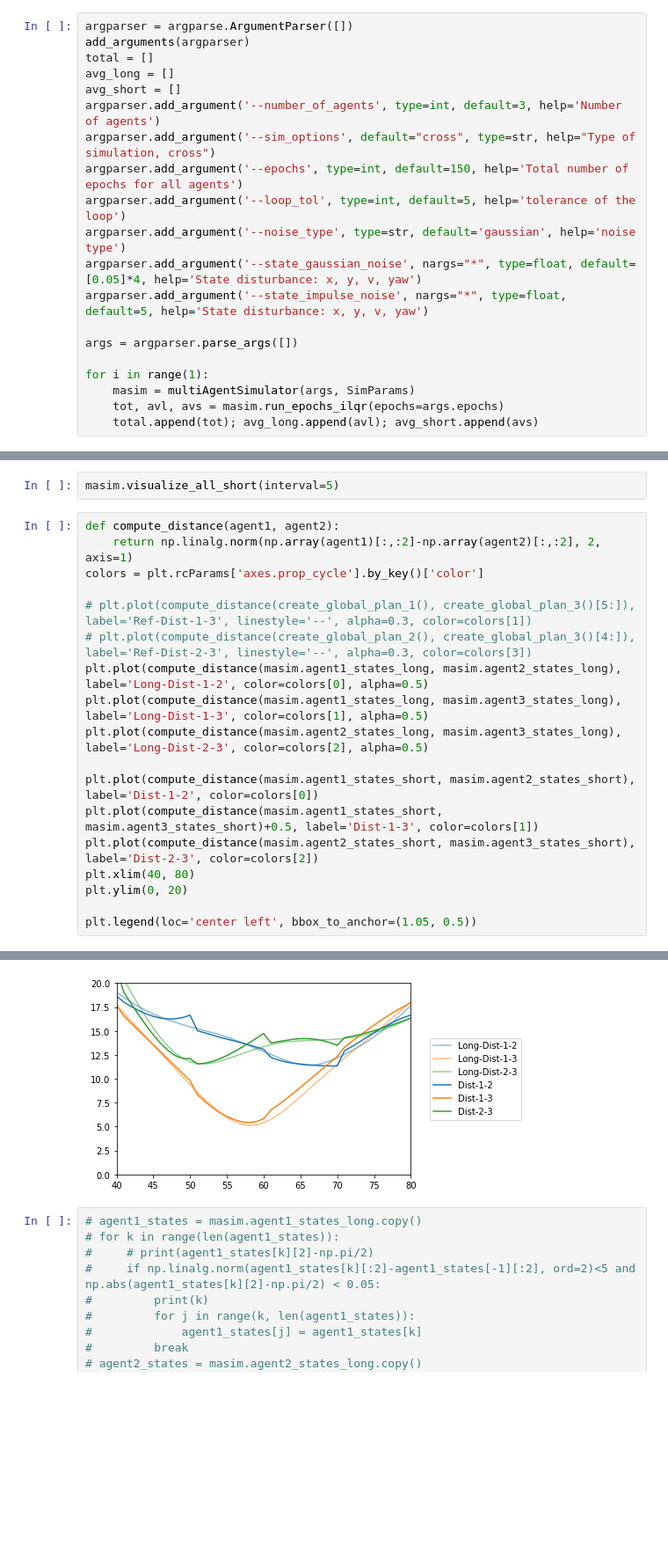
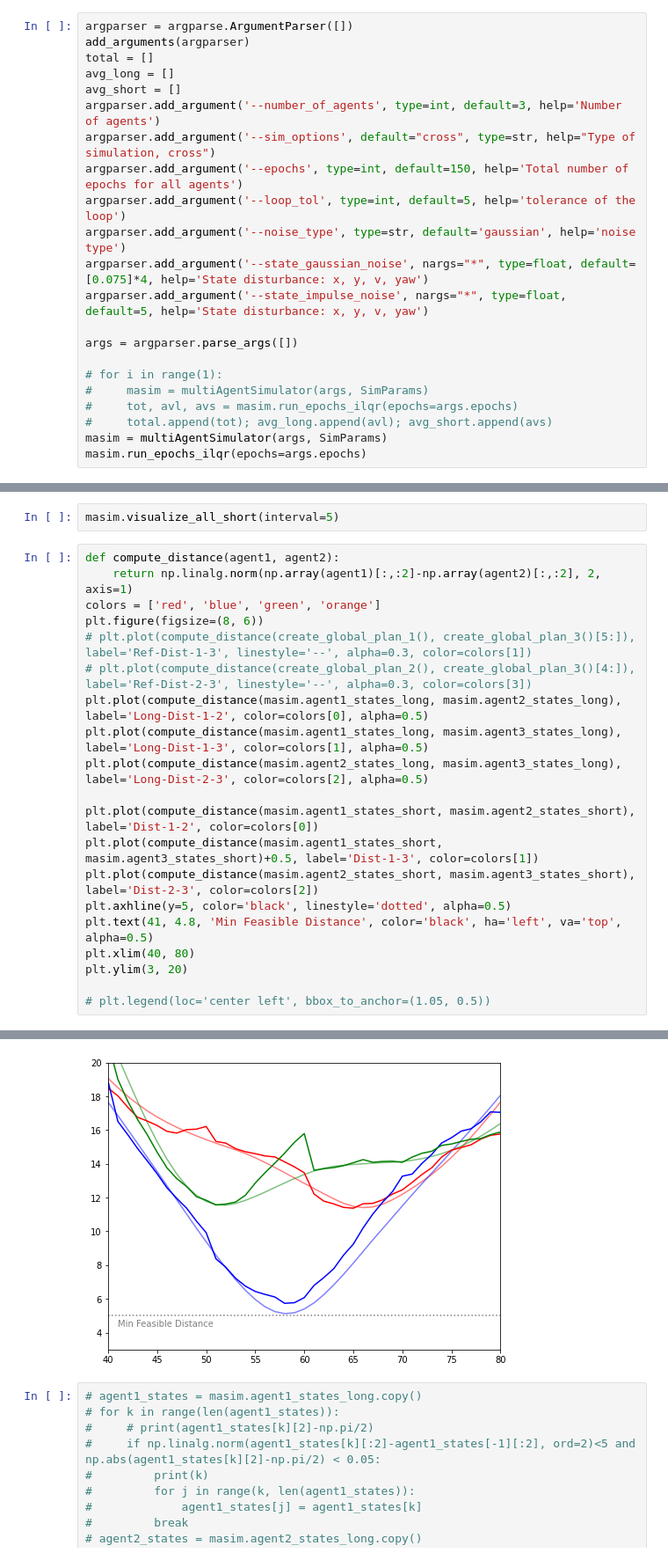
Before and after one commit to Gd732/iLQR_multiagent, a Jupyter notebook: iLQR_multiagent_agv/multiAgentSimulatorv3bk.ipynb, the cells around one changed output, grey strips where cells are left out. Shown: that part at 88% size. Cells and saved outputs as stored; diff of their text form; blank space fills up the shorter version.

```diff
--- a/iLQR_multiagent_agv/multiAgentSimulatorv3bk.ipynb
+++ b/iLQR_multiagent_agv/multiAgentSimulatorv3bk.ipynb
@@ -622,15 +623,17 @@ argparser.add_argument('--sim_options', default="cross", type=str, help="Type of
 argparser.add_argument('--epochs', type=int, default=150, help='Total number of epochs for all agents')
 argparser.add_argument('--loop_tol', type=int, default=5, help='tolerance of the loop')
 argparser.add_argument('--noise_type', type=str, default='gaussian', help='noise type')
-argparser.add_argument('--state_gaussian_noise', nargs="*", type=float, default=[0.05]*4, help='State disturbance: x, y, v, yaw')
+argparser.add_argument('--state_gaussian_noise', nargs="*", type=float, default=[0.075]*4, help='State disturbance: x, y, v, yaw')
 argparser.add_argument('--state_impulse_noise', nargs="*", type=float, default=5, help='State disturbance: x, y, v, yaw')
 
 args = argparser.parse_args([])
 
-for i in range(1):
-    masim = multiAgentSimulator(args, SimParams)
-    tot, avl, avs = masim.run_epochs_ilqr(epochs=args.epochs)
-    total.append(tot); avg_long.append(avl); avg_short.append(avs)
+# for i in range(1):
+#     masim = multiAgentSimulator(args, SimParams)
+#     tot, avl, avs = masim.run_epochs_ilqr(epochs=args.epochs)
+#     total.append(tot); avg_long.append(avl); avg_short.append(avs)
+masim = multiAgentSimulator(args, SimParams)
+masim.run_epochs_ilqr(epochs=args.epochs)
 # %% [output]
 1 : 19818.843933638116
 2 : 1.264831215951835
@@ -662,8 +666,8 @@ masim.visualize_all_short(interval=5)
 # %%
 def compute_distance(agent1, agent2):
     return np.linalg.norm(np.array(agent1)[:,:2]-np.array(agent2)[:,:2], 2, axis=1)
-colors = plt.rcParams['axes.prop_cycle'].by_key()['color']
-
+colors = ['red', 'blue', 'green', 'orange']
+plt.figure(figsize=(8, 6))
 # plt.plot(compute_distance(create_global_plan_1(), create_global_plan_3()[5:]), label='Ref-Dist-1-3', linestyle='--', alpha=0.3, color=colors[1])
 # plt.plot(compute_distance(create_global_plan_2(), create_global_plan_3()[4:]), label='Ref-Dist-2-3', linestyle='--', alpha=0.3, color=colors[3])
 plt.plot(compute_distance(masim.agent1_states_long, masim.agent2_states_long), label='Long-Dist-1-2', color=colors[0], alpha=0.5)
@@ -673,8 +677,10 @@ plt.plot(compute_distance(masim.agent2_states_long, masim.agent3_states_long), l
 plt.plot(compute_distance(masim.agent1_states_short, masim.agent2_states_short), label='Dist-1-2', color=colors[0])
 plt.plot(compute_distance(masim.agent1_states_short, masim.agent3_states_short)+0.5, label='Dist-1-3', color=colors[1])
 plt.plot(compute_distance(masim.agent2_states_short, masim.agent3_states_short), label='Dist-2-3', color=colors[2])
+plt.axhline(y=5, color='black', linestyle='dotted', alpha=0.5)
+plt.text(41, 4.8, 'Min Feasible Distance', color='black', ha='left', va='top', alpha=0.5)
 plt.xlim(40, 80)
-plt.ylim(0, 20)
+plt.ylim(3, 20)
 
-plt.legend(loc='center left', bbox_to_anchor=(1.05, 0.5))
+# plt.legend(loc='center left', bbox_to_anchor=(1.05, 0.5))
 # %% [output]
@@ -682,4 +688,4 @@ plt.legend(loc='center left', bbox_to_anchor=(1.05, 0.5))
-[figure, old version]
+[figure, new version]
 # %%
 # agent1_states = masim.agent1_states_long.copy()
 # for k in range(len(agent1_states)):
```
Also changed, not shown: parts of 7 cells of this notebook, 3 other files.
